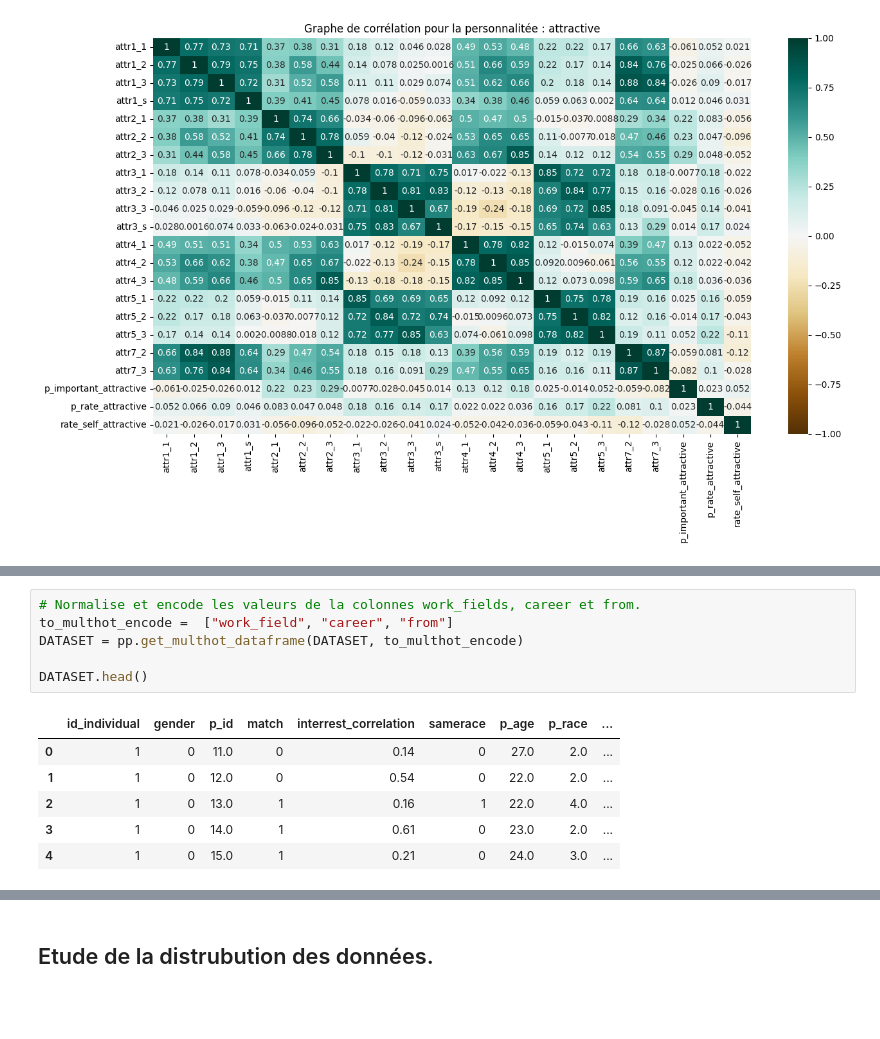
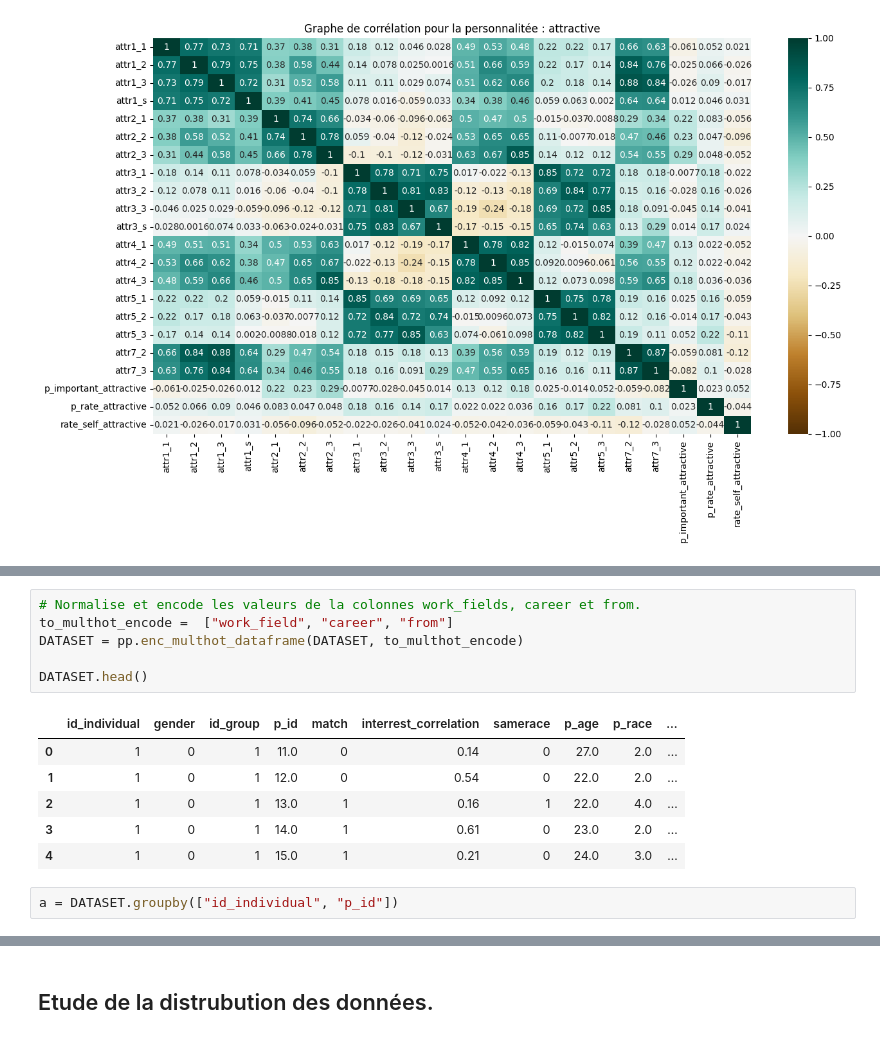
Before and after one commit to B-Manitas/Speed-Dating, a Jupyter notebook: notebook/pre_processing.ipynb, the cells around one changed output, grey strips where cells are left out. Cells and saved outputs as stored; diff of their text form; blank space fills up the shorter version.

```diff
--- a/notebook/pre_processing.ipynb
+++ b/notebook/pre_processing.ipynb
@@ -117,16 +117,18 @@ stat
 # %%
 # Normalise et encode les valeurs de la colonnes work_fields, career et from.
 to_multhot_encode =  ["work_field", "career", "from"]
-DATASET = pp.get_multhot_dataframe(DATASET, to_multhot_encode)
+DATASET = pp.enc_multhot_dataframe(DATASET, to_multhot_encode)
 
 DATASET.head()
 # %% [output]
-|  | id_individual | gender | p_id | match | interrest_correlation | samerace | p_age | p_race | ... |
-| 0 | 1 | 0 | 11.0 | 0 | 0.14 | 0 | 27.0 | 2.0 | ... |
-| 1 | 1 | 0 | 12.0 | 0 | 0.54 | 0 | 22.0 | 2.0 | ... |
-| 2 | 1 | 0 | 13.0 | 1 | 0.16 | 1 | 22.0 | 4.0 | ... |
-| 3 | 1 | 0 | 14.0 | 1 | 0.61 | 0 | 23.0 | 2.0 | ... |
-| 4 | 1 | 0 | 15.0 | 1 | 0.21 | 0 | 24.0 | 3.0 | ... |
+|  | id_individual | gender | id_group | p_id | match | interrest_correlation | samerace | p_age | p_race | ... |
+| 0 | 1 | 0 | 1 | 11.0 | 0 | 0.14 | 0 | 27.0 | 2.0 | ... |
+| 1 | 1 | 0 | 1 | 12.0 | 0 | 0.54 | 0 | 22.0 | 2.0 | ... |
+| 2 | 1 | 0 | 1 | 13.0 | 1 | 0.16 | 1 | 22.0 | 4.0 | ... |
+| 3 | 1 | 0 | 1 | 14.0 | 1 | 0.61 | 0 | 23.0 | 2.0 | ... |
+| 4 | 1 | 0 | 1 | 15.0 | 1 | 0.21 | 0 | 24.0 | 3.0 | ... |
+# %%
+a = DATASET.groupby(["id_individual", "p_id"])
 # %%
 # Remplies les valeurs NaN
 DATASET = pp.fill_nan_dataframe(DATASET)
```
Also changed, not shown: parts of 6 cells of this notebook, 2 other files.
